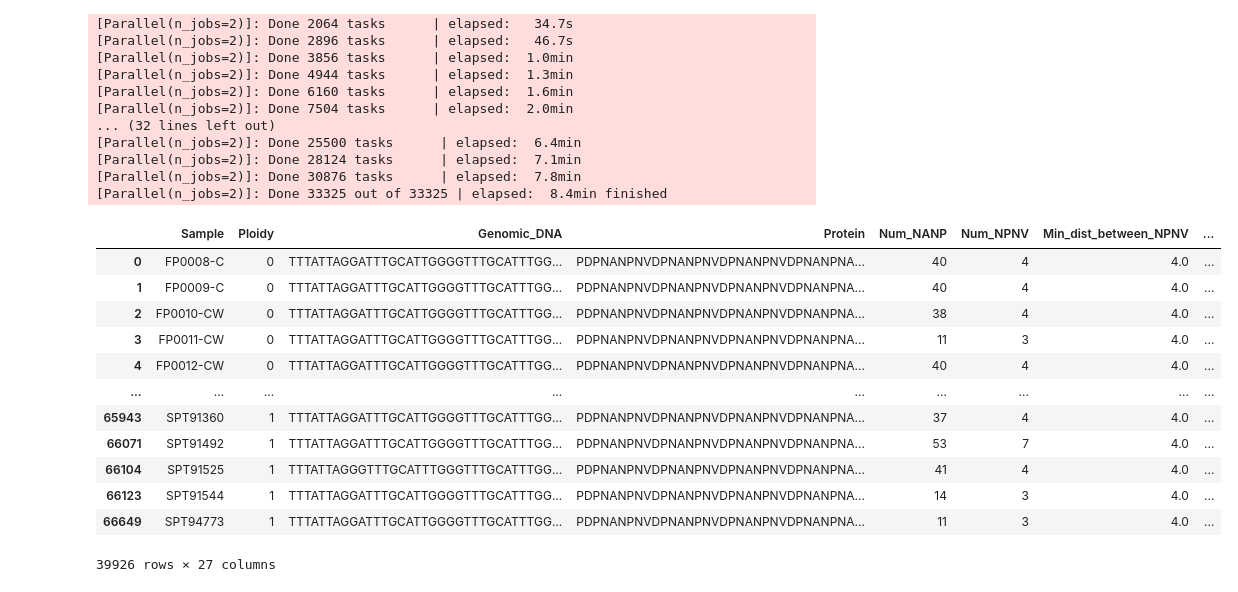
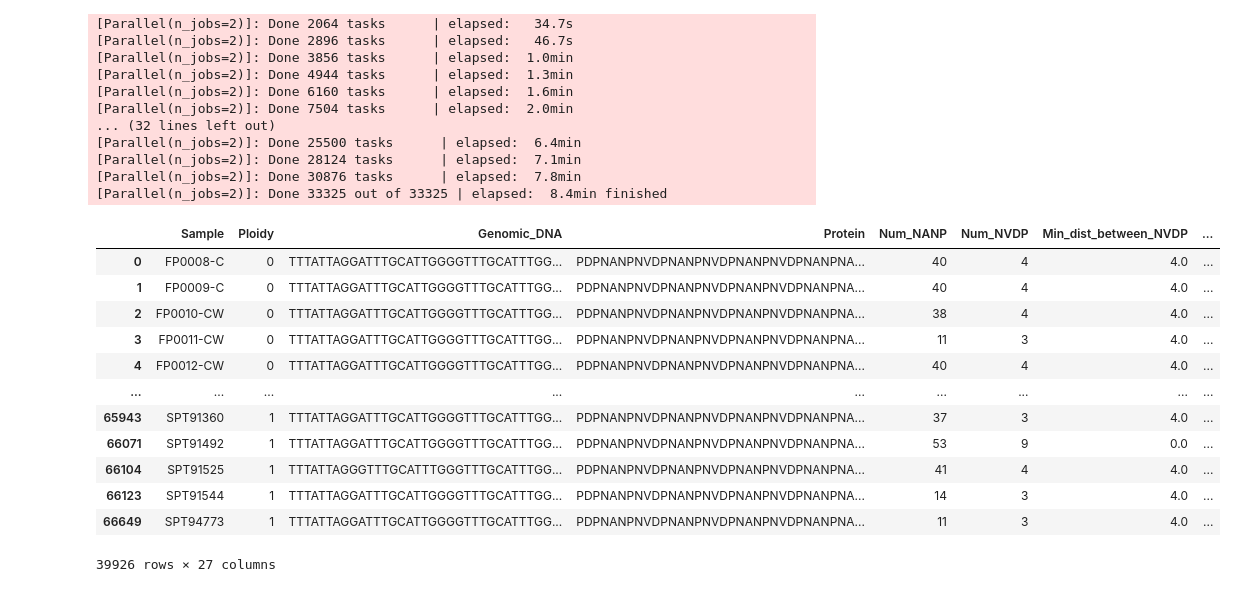
Before and after one commit to pablocarderam/csp_repeat_analysis, a Jupyter notebook: src/Pf8_CSP.ipynb, the cells around one changed output. Saved outputs shown, nothing was run; the diff lists cells and outputs as text; code cells hidden in the pictures.

```diff
--- a/src/Pf8_CSP.ipynb
+++ b/src/Pf8_CSP.ipynb
@@ -252,8 +252,9 @@ for ploidy in range(genotypes.shape[2]):
 # %%
 # Now we analyze the numbers and types of repeats
 
-rep_seq = 'NPNV'
-    # the key repeat sequence being studied, part of the minor repeat epitope
+rep_seq = 'NVDP' #'NPNV'
+    # the key repeat sequence being studied the minor repeat
+    # (actual epitope is NPNV)
 threepeat_seq = 'NVDPNANPNVDPNANPNVDP'
     # The most common motif the minor repeat is found in
 
@@ -292,42 +293,42 @@ def meanRepeatDist(frags):
         return np.nan
 
 '''
 Number of instances in which two repeats are separated by a specific number of
 aa when given the list of sequences between repeats
 '''
 def numAtDistance(frags,d=4):
     if len(frags) > 2:
         return np.count_nonzero( np.array( [ len(frag) for frag in frags[1:-1] ] ) == d )
     else:
         return np.nan
 
 # Compute values
 dat['Min_dist_between_'+rep_seq] = spl.apply( minRepeatDist )
 dat['Mean_dist_between_'+rep_seq] = spl.apply( meanRepeatDist )
 dat['Num_4distance'] = spl.apply( numAtDistance )
 dat['Num_3peat'] = dat['Protein'].str.count(threepeat_seq)
 
 # Obtain sample metadata
 pf8_metadata.index=pf8_metadata['Sample']
 dat.index=dat['Sample']
 
 dat = dat.join(pf8_metadata.drop(columns=['Sample']))
 
 dat = dat.reset_index(drop=True)
 dat = dat.drop_duplicates(['Sample', 'Genomic_DNA'])
 
 dat.to_csv('csp_repeat_analysis_db.csv',index=False)
 dat
 # %% [output]
-|  | Sample | Ploidy | Genomic_DNA | Protein | Num_NANP | Num_NPNV | Min_dist_between_NPNV | ... |
+|  | Sample | Ploidy | Genomic_DNA | Protein | Num_NANP | Num_NVDP | Min_dist_between_NVDP | ... |
 | 0 | FP0008-C | 0 | TTTATTAGGATTTGCATTGGGGTTTGCATTTGG... | PDPNANPNVDPNANPNVDPNANPNVDPNANPNA... | 40 | 4 | 4.0 | ... |
 | 1 | FP0009-C | 0 | TTTATTAGGATTTGCATTGGGGTTTGCATTTGG... | PDPNANPNVDPNANPNVDPNANPNVDPNANPNA... | 40 | 4 | 4.0 | ... |
 | 2 | FP0010-CW | 0 | TTTATTAGGATTTGCATTGGGGTTTGCATTTGG... | PDPNANPNVDPNANPNVDPNANPNVDPNANPNA... | 38 | 4 | 4.0 | ... |
 | 3 | FP0011-CW | 0 | TTTATTAGGATTTGCATTGGGGTTTGCATTTGG... | PDPNANPNVDPNANPNVDPNANPNVDPNANPNA... | 11 | 3 | 4.0 | ... |
 | 4 | FP0012-CW | 0 | TTTATTAGGATTTGCATTGGGGTTTGCATTTGG... | PDPNANPNVDPNANPNVDPNANPNVDPNANPNA... | 40 | 4 | 4.0 | ... |
 | ... | ... | ... | ... | ... | ... | ... | ... | ... |
-| 65943 | SPT91360 | 1 | TTTATTAGGATTTGCATTGGGGTTTGCATTTGG... | PDPNANPNVDPNANPNVDPNANPNVDPNANPNA... | 37 | 4 | 4.0 | ... |
-| 66071 | SPT91492 | 1 | TTTATTAGGATTTGCATTGGGGTTTGCATTTGG... | PDPNANPNVDPNANPNVDPNANPNVDPNANPNA... | 53 | 7 | 4.0 | ... |
+| 65943 | SPT91360 | 1 | TTTATTAGGATTTGCATTGGGGTTTGCATTTGG... | PDPNANPNVDPNANPNVDPNANPNVDPNANPNA... | 37 | 3 | 4.0 | ... |
+| 66071 | SPT91492 | 1 | TTTATTAGGATTTGCATTGGGGTTTGCATTTGG... | PDPNANPNVDPNANPNVDPNANPNVDPNANPNA... | 53 | 9 | 0.0 | ... |
 | 66104 | SPT91525 | 1 | TTTATTAGGGTTTGCATTTGGGTTTGCATTTGG... | PDPNANPNVDPNANPNVDPNANPNVDPNANPNA... | 41 | 4 | 4.0 | ... |
 | 66123 | SPT91544 | 1 | TTTATTAGGATTTGCATTGGGGTTTGCATTTGG... | PDPNANPNVDPNANPNVDPNANPNVDPNANPNA... | 14 | 3 | 4.0 | ... |
 | 66649 | SPT94773 | 1 | TTTATTAGGATTTGCATTGGGGTTTGCATTTGG... | PDPNANPNVDPNANPNVDPNANPNVDPNANPNA... | 11 | 3 | 4.0 | ... |
```
Also changed, not shown: parts of 2 cells of this notebook, 2 other files.
